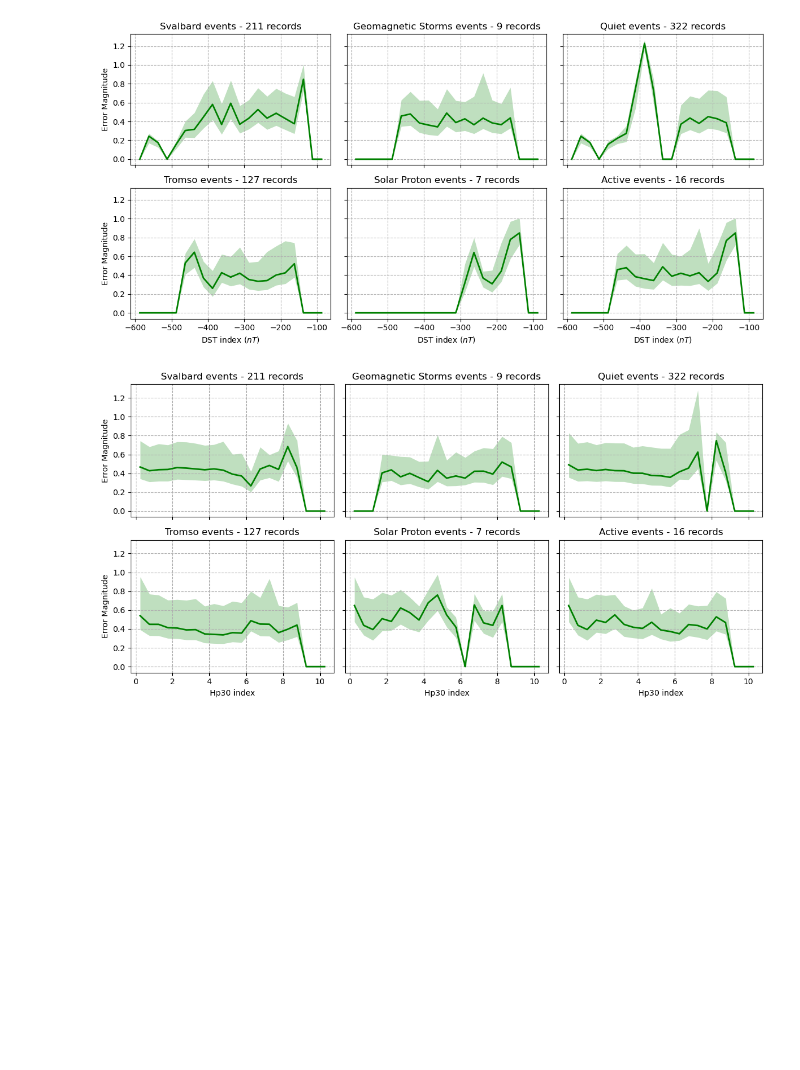
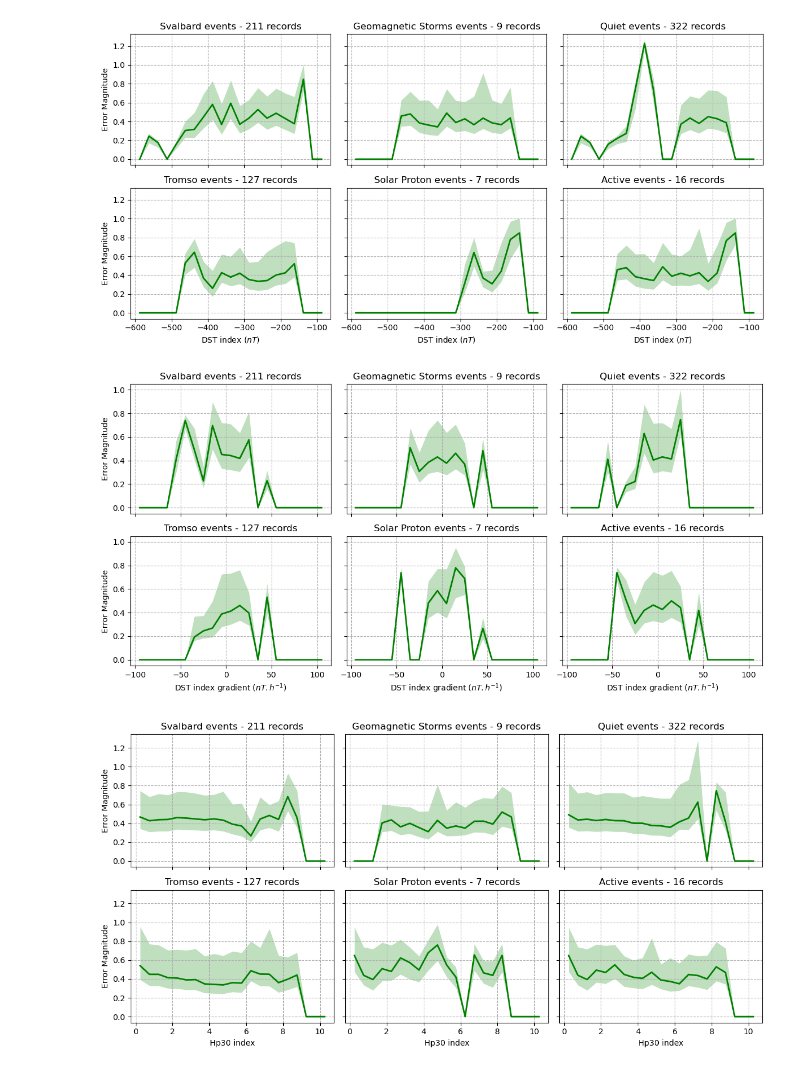
Before and after one commit to remy-guillermin/WACCM-Analysis, a Jupyter notebook: Scripts/Data-Analysis/global_error.ipynb, the cells around one changed output. Cells and saved outputs as stored; diff of their text form; code cells hidden in the pictures; blank space fills up the shorter version.

```diff
--- a/Scripts/Data-Analysis/global_error.ipynb
+++ b/Scripts/Data-Analysis/global_error.ipynb
@@ -286,6 +286,89 @@ plt.savefig(f'../../Output/Figures/error-events/DST.png')
 plt.show()
 # %% [output]
 [figure]
+# %%
+fig, axs = plt.subplots(2, 3, figsize=(12, 6), sharex=True, sharey=True)
+
+index_bins = np.linspace(-100,100,21)
+
+for i in range(len(masks)):
+    mask = masks[i]
+    type = types[i]
+
+    temp_Ne_EXP = Ne_EXP[mask]
+    temp_Ne_WACCM = Ne_WACCM[mask]
+    temp_dNe_EXP = dNe_EXP[mask]
+    temp_index = ddst_index[mask]
+
+    temp_mag_EXP = mag_EXP[mask]
+    temp_mag_WACCM = mag_WACCM[mask]
+
+    temp_height = height[mask]
+
+    zero_mask = temp_Ne_EXP != 0
+    temp_Ne_EXP[~zero_mask] = 1
+
+    Ne_diff = np.abs(temp_Ne_EXP - temp_Ne_WACCM)
+    error_mask = Ne_diff < temp_dNe_EXP
+
+    temp_Ne_EXP[error_mask] = 1
+    temp_dNe_EXP[error_mask] = 0
+
+    dNe_fac = temp_dNe_EXP/temp_Ne_EXP
+    factor_error_mask = dNe_fac > 2
+
+    temp_Ne_EXP[factor_error_mask] = 1
+
+    zero_mask = temp_Ne_EXP != 0
+    temp_Ne_EXP[~zero_mask] = 1
+
+    value_mask = temp_Ne_EXP != 1
+
+    Ne_diff_flat = np.abs(temp_mag_EXP - temp_mag_WACCM)[value_mask]
+    index_flat = temp_index[value_mask]
+
+    mean_list = []
+    less_sigma_list = []
+    more_sigma_list = []
+
+
+    for index_bin in index_bins:
+        index_mask = np.abs(index_flat - index_bin) <= (index_bins[1] - index_bins[0])/2
+        if len(Ne_diff_flat[index_mask]) == 0:
+            mean_value = 0
+            less_sigma_value = 0
+            more_sigma_value = 0
+        else:
+            mean_value = np.mean(Ne_diff_flat[index_mask])
+            less_sigma_value = np.std(Ne_diff_flat[index_mask][Ne_diff_flat[index_mask]<mean_value])
+            more_sigma_value = np.std(Ne_diff_flat[index_mask][Ne_diff_flat[index_mask]>mean_value])
+        mean_list.append(mean_value)
+        less_sigma_list.append(less_sigma_value)
+        more_sigma_list.append(more_sigma_value)
+
+    mean = np.array(mean_list)
+    less_sigma = np.array(less_sigma_list)
+    more_sigma = np.array(more_sigma_list)
+
+    x = np.array(index_bins)
+
+    axs[i // 3][i % 3].fill_between(x + (index_bins[1]-index_bins[0])/2, mean-less_sigma, mean+more_sigma, color = 'green', alpha=.25, linewidth=0)
+    axs[i // 3][i % 3].plot(x + (index_bins[1]-index_bins[0])/2, mean, 'green', linewidth=2)
+    axs[i // 3][i % 3].grid(linestyle='--')
+    axs[i // 3][i % 3].set_title(f'{type} events - {sum(mask)} records')
+
+axs[1][0].set_xlabel(r'DST index gradient ($nT.h^{-1}$)')
+axs[1][1].set_xlabel(r'DST index gradient ($nT.h^{-1}$)')
+axs[1][2].set_xlabel(r'DST index gradient ($nT.h^{-1}$)')
+
+axs[0][0].set_ylabel('Error Magnitude')
+axs[1][0].set_ylabel('Error Magnitude')
+
+plt.tight_layout()
+plt.savefig(f'../../Output/Figures/error-events/DST-gradient.png')
+plt.show()
+# %% [output]
+[figure, added]
 # %%
 fig, axs = plt.subplots(2, 3, figsize=(12, 6), sharex=True, sharey=True)
 
```
Also changed, not shown: parts of 9 cells of this notebook, 12 other files.
